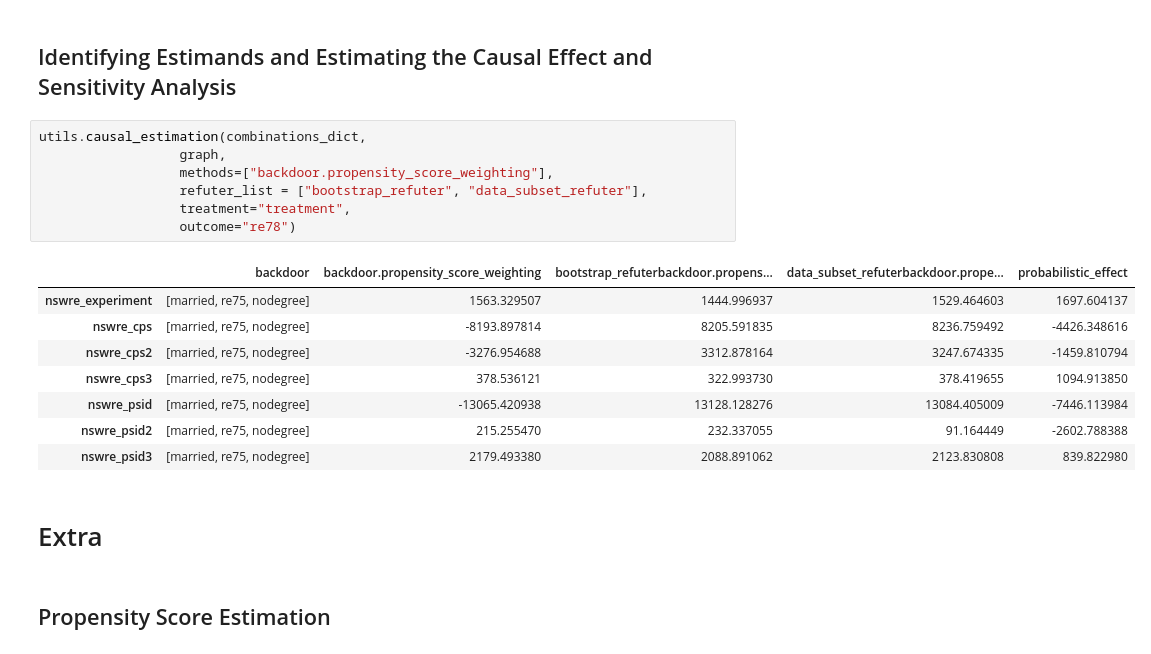
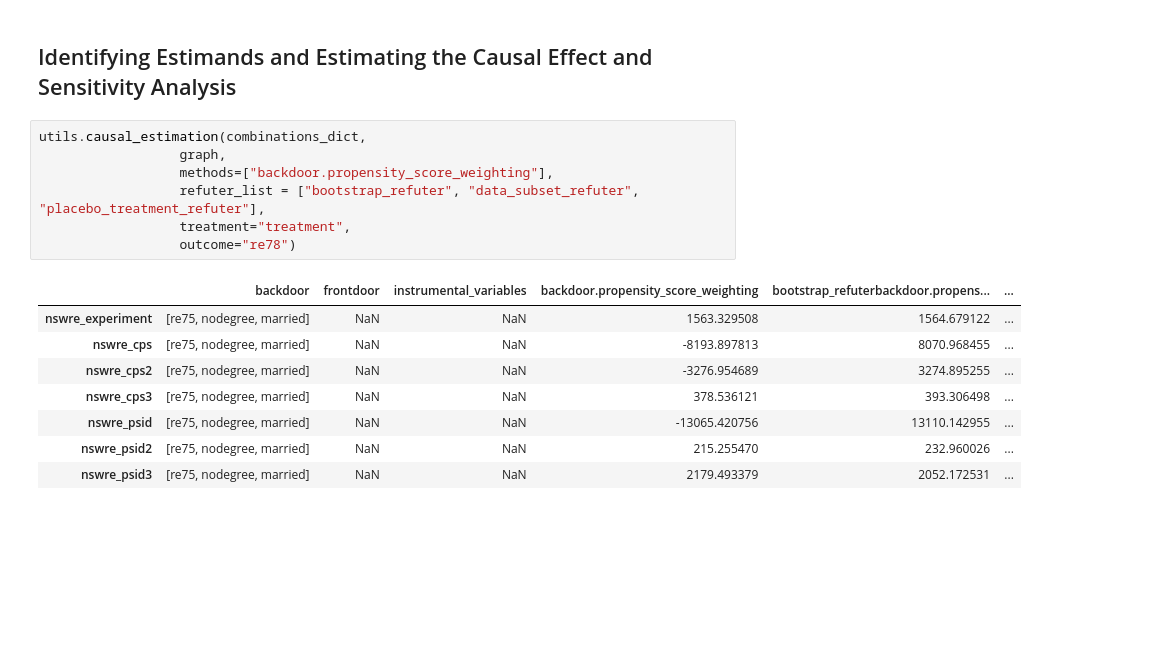
Before and after one commit to 8toz/causal_lalonde, a Jupyter notebook: causal_effect_estimation.ipynb, the cells around one changed output. Saved outputs shown, nothing was run; the diff lists cells and outputs as text; blank space fills up the shorter version.

```diff
--- a/causal_effect_estimation.ipynb
+++ b/causal_effect_estimation.ipynb
@@ -23,20 +42,16 @@ combinations_dict = {"nswre_experiment": nswre_df,
 # %%
 utils.causal_estimation(combinations_dict,
                   graph,
                   methods=["backdoor.propensity_score_weighting"],
-                  refuter_list = ["bootstrap_refuter", "data_subset_refuter"],
+                  refuter_list = ["bootstrap_refuter", "data_subset_refuter", "placebo_treatment_refuter"],
                   treatment="treatment",
                   outcome="re78")
 # %% [output]
-|  | backdoor | backdoor.propensity_score_weighting | bootstrap_refuterbackdoor.propens... | data_subset_refuterbackdoor.prope... | probabilistic_effect |
-| nswre_experiment | [married, re75, nodegree] | 1563.329507 | 1444.996937 | 1529.464603 | 1697.604137 |
-| nswre_cps | [married, re75, nodegree] | -8193.897814 | 8205.591835 | 8236.759492 | -4426.348616 |
-| nswre_cps2 | [married, re75, nodegree] | -3276.954688 | 3312.878164 | 3247.674335 | -1459.810794 |
-| nswre_cps3 | [married, re75, nodegree] | 378.536121 | 322.993730 | 378.419655 | 1094.913850 |
-| nswre_psid | [married, re75, nodegree] | -13065.420938 | 13128.128276 | 13084.405009 | -7446.113984 |
-| nswre_psid2 | [married, re75, nodegree] | 215.255470 | 232.337055 | 91.164449 | -2602.788388 |
-| nswre_psid3 | [married, re75, nodegree] | 2179.493380 | 2088.891062 | 2123.830808 | 839.822980 |
+|  | backdoor | frontdoor | instrumental_variables | backdoor.propensity_score_weighting | bootstrap_refuterbackdoor.propens... | ... |
+| nswre_experiment | [re75, nodegree, married] | NaN | NaN | 1563.329508 | 1564.679122 | ... |
+| nswre_cps | [re75, nodegree, married] | NaN | NaN | -8193.897813 | 8070.968455 | ... |
+| nswre_cps2 | [re75, nodegree, married] | NaN | NaN | -3276.954689 | 3274.895255 | ... |
+| nswre_cps3 | [re75, nodegree, married] | NaN | NaN | 378.536121 | 393.306498 | ... |
+| nswre_psid | [re75, nodegree, married] | NaN | NaN | -13065.420756 | 13110.142955 | ... |
+| nswre_psid2 | [re75, nodegree, married] | NaN | NaN | 215.255470 | 232.960026 | ... |
+| nswre_psid3 | [re75, nodegree, married] | NaN | NaN | 2179.493379 | 2052.172531 | ... |
-# %% [markdown]
-# Extra
-# %% [markdown]
-## Propensity Score Estimation
```
Also changed, not shown: parts of 5 cells of this notebook, 2 other files.
